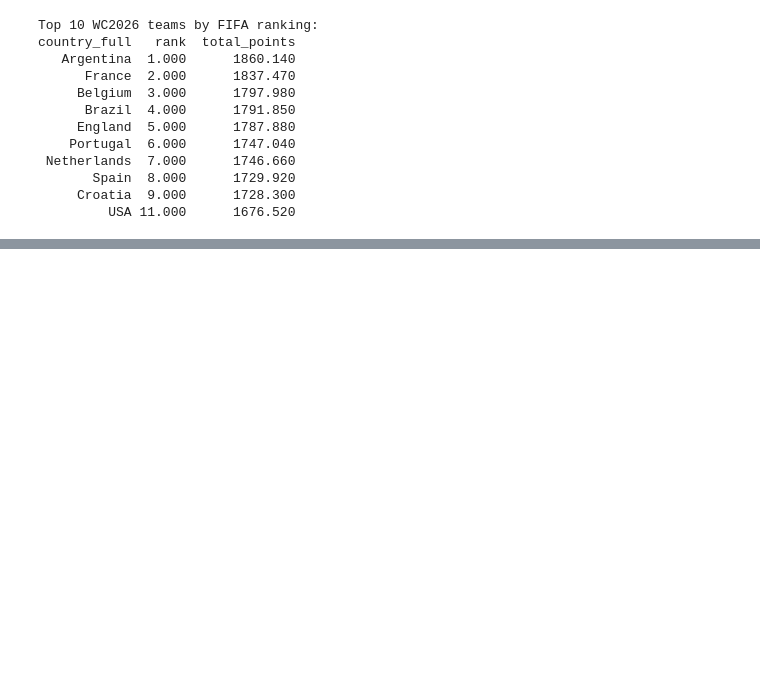
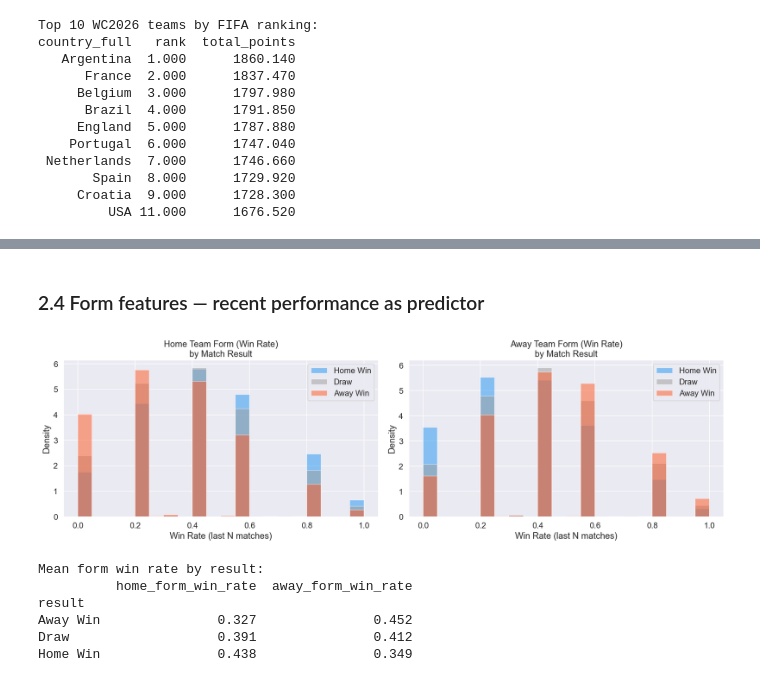
Before and after one commit to federico1809/world-cup-2026-predictor, a Jupyter notebook: notebooks/01_eda/01_eda_results.ipynb, the cells around one changed output, grey strips where cells are left out. Saved outputs shown, nothing was run; the diff lists cells and outputs as text; code cells hidden in the pictures; blank space fills up the shorter version.

```diff
--- a/notebooks/01_eda/01_eda_results.ipynb
+++ b/notebooks/01_eda/01_eda_results.ipynb
@@ -577,0 +785,38 @@ country_full   rank  total_points
+# %% [markdown]
+### 2.4 Form features — recent performance as predictor
+# %%
+# Analyze home_form_win_rate and away_form_win_rate vs result
+fig, axes = plt.subplots(1, 2, figsize=(16, 5))
+
+for ax, (form_col, label) in zip(axes, [
+    ("home_form_win_rate", "Home Team Form (Win Rate)"),
+    ("away_form_win_rate", "Away Team Form (Win Rate)"),
+]):
+    for result, color in zip(["Home Win", "Draw", "Away Win"], ["#2196F3", "#9E9E9E", "#FF5722"]):
+        subset = df_mf[df_mf["result"] == result][form_col].dropna()
+        ax.hist(subset, bins=20, alpha=0.5, label=result, color=color, edgecolor="white", density=True)
+    ax.set_title(f"{label}\nby Match Result")
+    ax.set_xlabel("Win Rate (last N matches)")
+    ax.set_ylabel("Density")
+    ax.legend()
+
+plt.tight_layout()
+plt.savefig(FIGURES_DIR / "08_form_vs_result.png", dpi=150, bbox_inches="tight")
+plt.show()
+
+# Mean form by result
+print("Mean form win rate by result:")
+print(
+    df_mf.groupby("result")[["home_form_win_rate", "away_form_win_rate"]]
+    .mean()
+    .round(3)
+    .to_string()
+)
+# %% [output]
+[figure, added]
+Mean form win rate by result:
+          home_form_win_rate  away_form_win_rate
+result
+Away Win               0.327               0.452
+Draw                   0.391               0.412
+Home Win               0.438               0.349
```
Also changed, not shown: parts of 16 cells of this notebook.
